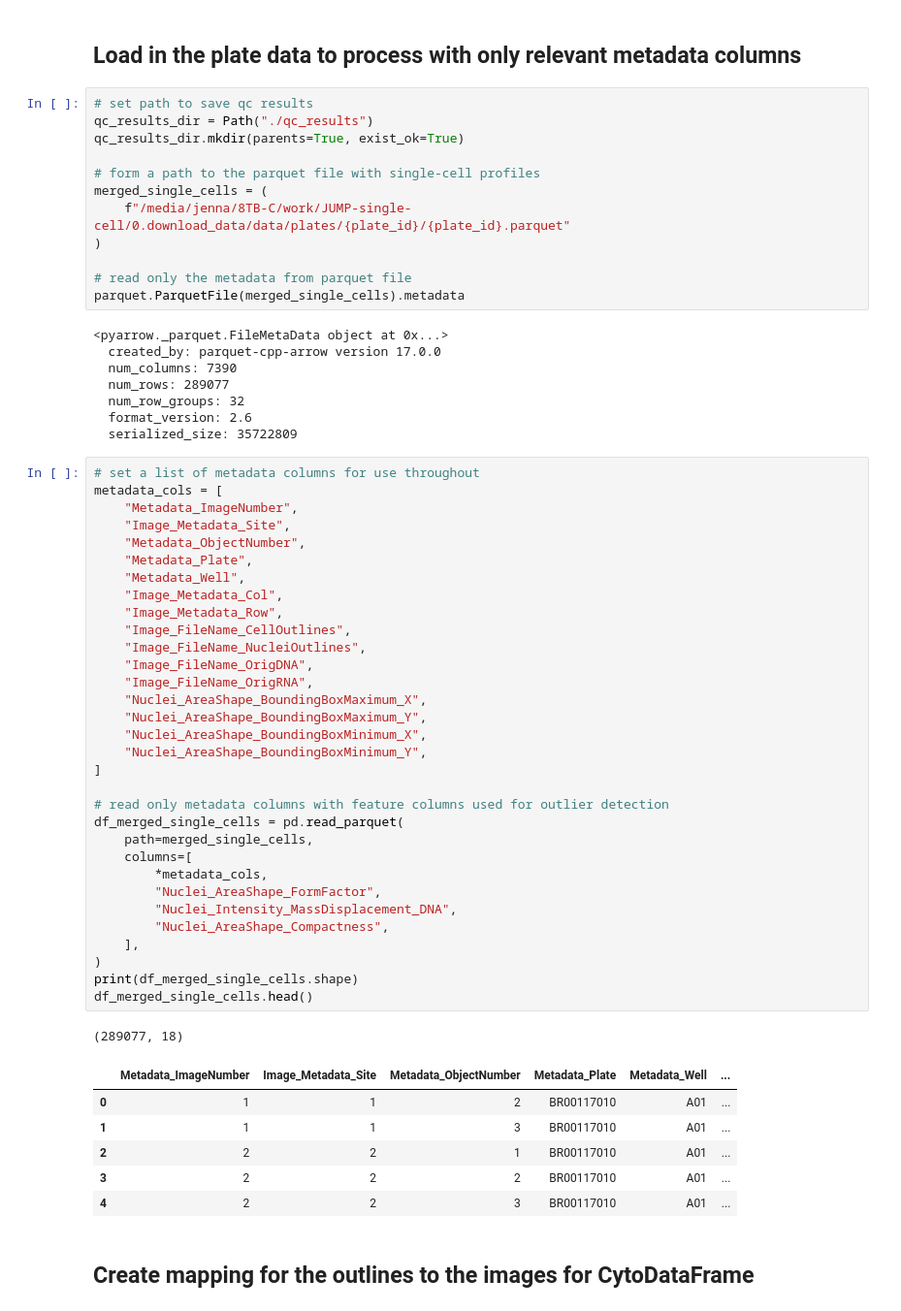
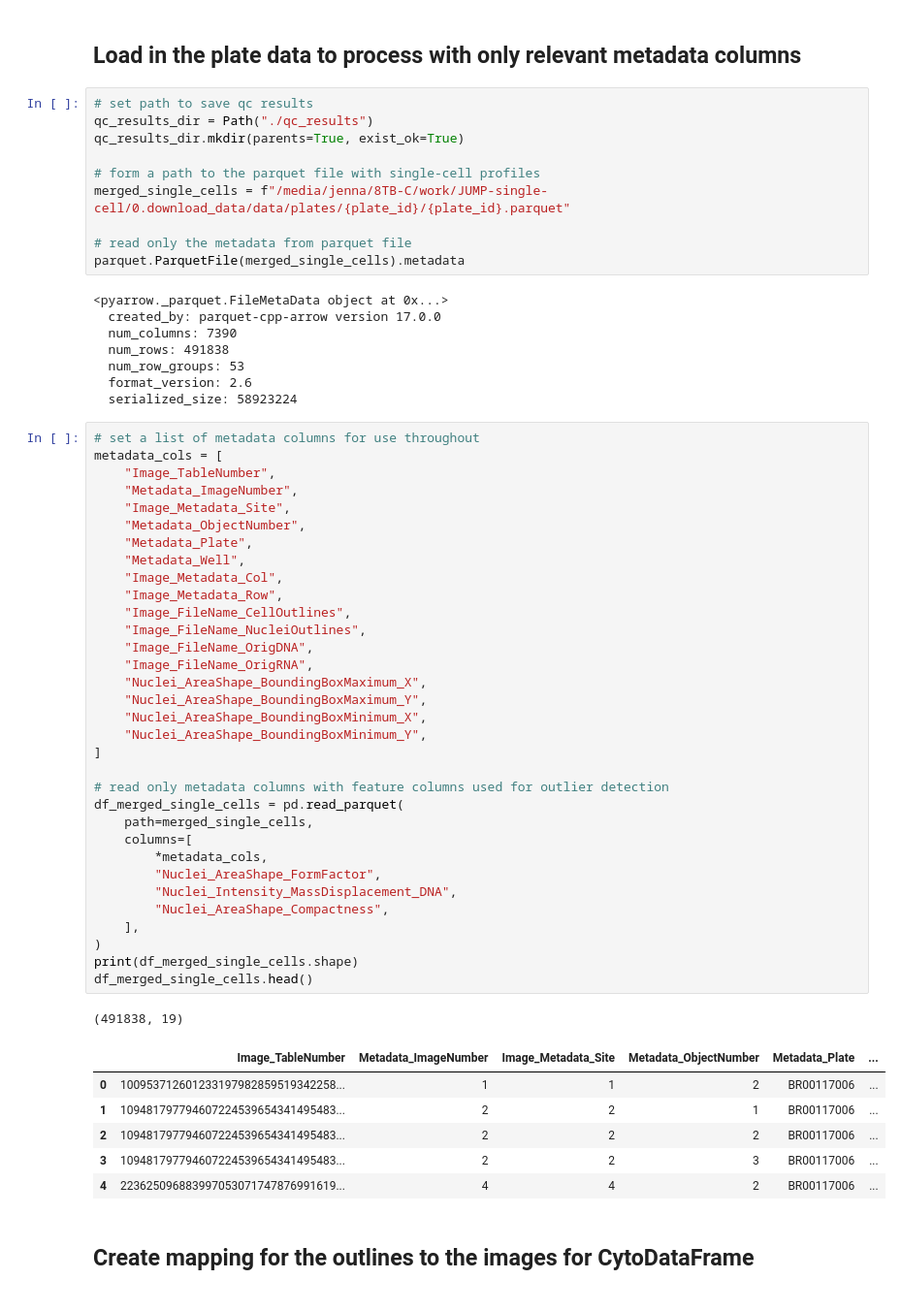
Before and after one commit to WayScience/JUMP-single-cell, a Jupyter notebook: 1.process_data/single_cell_qc.ipynb, the cells around one changed output. Shown at 97% size. Drawn from its saved outputs; the diff is of its cells as text.

```diff
--- a/1.process_data/single_cell_qc.ipynb
+++ b/1.process_data/single_cell_qc.ipynb
@@ -31,9 +34,7 @@ qc_results_dir = Path("./qc_results")
 qc_results_dir.mkdir(parents=True, exist_ok=True)
 
 # form a path to the parquet file with single-cell profiles
-merged_single_cells = (
-    f"/media/jenna/8TB-C/work/JUMP-single-cell/0.download_data/data/plates/{plate_id}/{plate_id}.parquet"
-)
+merged_single_cells = f"/media/jenna/8TB-C/work/JUMP-single-cell/0.download_data/data/plates/{plate_id}/{plate_id}.parquet"
 
 # read only the metadata from parquet file
 parquet.ParquetFile(merged_single_cells).metadata
@@ -41,50 +42,51 @@ parquet.ParquetFile(merged_single_cells).metadata
 <pyarrow._parquet.FileMetaData object at 0x...>
   created_by: parquet-cpp-arrow version 17.0.0
   num_columns: 7390
-  num_rows: 289077
-  num_row_groups: 32
+  num_rows: 491838
+  num_row_groups: 53
   format_version: 2.6
-  serialized_size: 35722809
+  serialized_size: 58923224
 # %%
 # set a list of metadata columns for use throughout
 metadata_cols = [
+    "Image_TableNumber",
     "Metadata_ImageNumber",
     "Image_Metadata_Site",
     "Metadata_ObjectNumber",
     "Metadata_Plate",
     "Metadata_Well",
     "Image_Metadata_Col",
     "Image_Metadata_Row",
     "Image_FileName_CellOutlines",
     "Image_FileName_NucleiOutlines",
     "Image_FileName_OrigDNA",
     "Image_FileName_OrigRNA",
     "Nuclei_AreaShape_BoundingBoxMaximum_X",
     "Nuclei_AreaShape_BoundingBoxMaximum_Y",
     "Nuclei_AreaShape_BoundingBoxMinimum_X",
     "Nuclei_AreaShape_BoundingBoxMinimum_Y",
 ]
 
 # read only metadata columns with feature columns used for outlier detection
 df_merged_single_cells = pd.read_parquet(
     path=merged_single_cells,
     columns=[
         *metadata_cols,
         "Nuclei_AreaShape_FormFactor",
         "Nuclei_Intensity_MassDisplacement_DNA",
         "Nuclei_AreaShape_Compactness",
     ],
 )
 print(df_merged_single_cells.shape)
 df_merged_single_cells.head()
 # %% [output]
-(289077, 18)
+(491838, 19)
-|  | Metadata_ImageNumber | Image_Metadata_Site | Metadata_ObjectNumber | Metadata_Plate | Metadata_Well | ... |
-| 0 | 1 | 1 | 2 | BR00117010 | A01 | ... |
-| 1 | 1 | 1 | 3 | BR00117010 | A01 | ... |
-| 2 | 2 | 2 | 1 | BR00117010 | A01 | ... |
-| 3 | 2 | 2 | 2 | BR00117010 | A01 | ... |
-| 4 | 2 | 2 | 3 | BR00117010 | A01 | ... |
+|  | Image_TableNumber | Metadata_ImageNumber | Image_Metadata_Site | Metadata_ObjectNumber | Metadata_Plate | ... |
+| 0 | 100953712601233197982859519342258... | 1 | 1 | 2 | BR00117006 | ... |
+| 1 | 109481797794607224539654341495483... | 2 | 2 | 1 | BR00117006 | ... |
+| 2 | 109481797794607224539654341495483... | 2 | 2 | 2 | BR00117006 | ... |
+| 3 | 109481797794607224539654341495483... | 2 | 2 | 3 | BR00117006 | ... |
+| 4 | 223625096883997053071747876991619... | 4 | 4 | 2 | BR00117006 | ... |
 # %% [markdown]
 ## Create mapping for the outlines to the images for CytoDataFrame
 # %%
```
Also changed, not shown: parts of 9 cells of this notebook, 53 other files.
